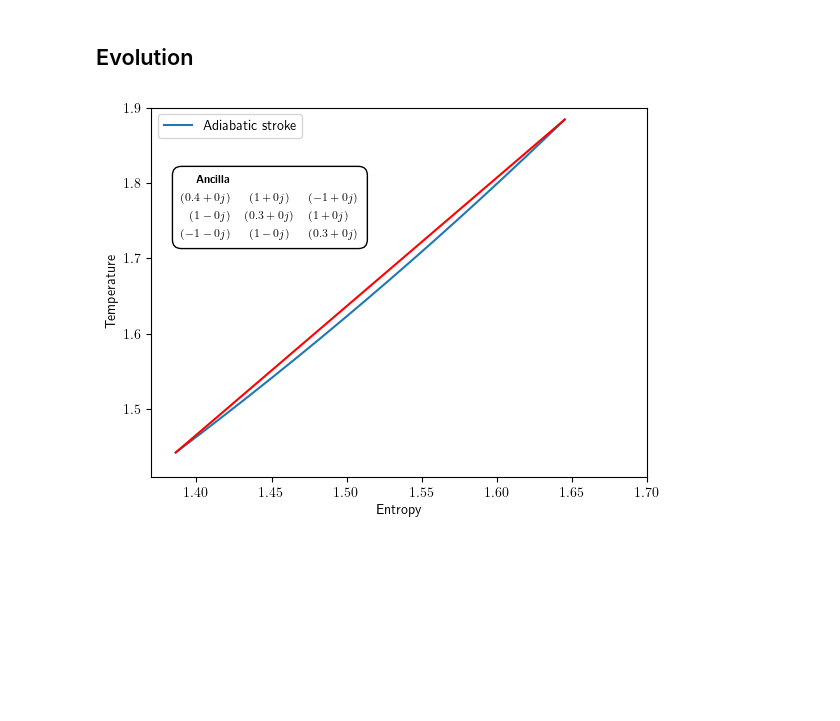
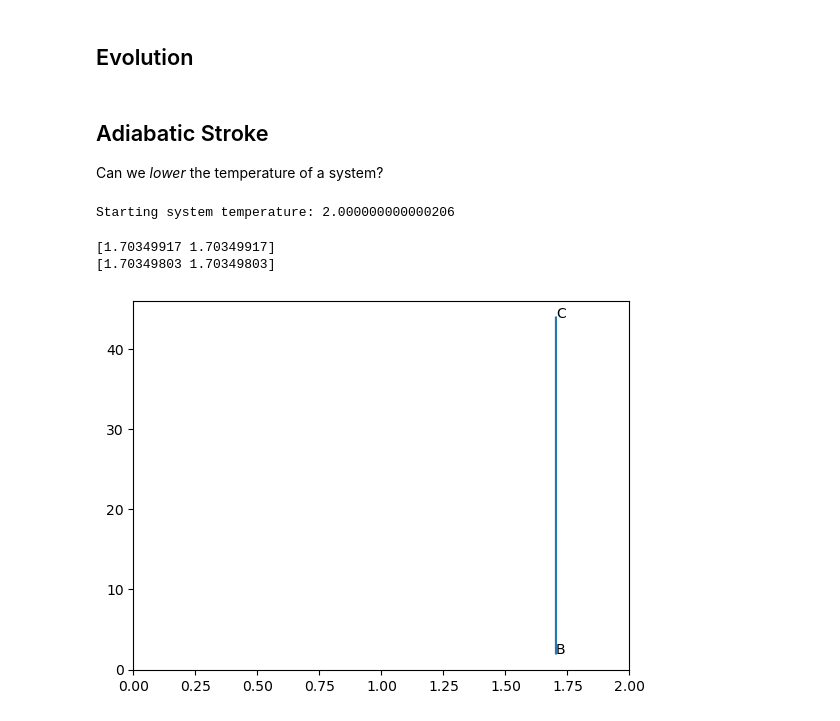
Before and after one commit to fedesss98/phaseonium-thermodynamics, a Jupyter notebook: notebooks/02-thermodynamic-states.ipynb, the cells around one changed output. Drawn from its saved outputs; the diff is of its cells as text; code cells hidden in the pictures; blank space fills up the shorter version.

```diff
--- a/notebooks/02-thermodynamic-states.ipynb
+++ b/notebooks/02-thermodynamic-states.ipynb
@@ -68,18 +151,17 @@ def D(op1, rho, op2=None):
         op2 = op1
     return op1 * rho * op2.dag() - qt.commutator(op2.dag() * op1, rho, kind='anti') / 2
 # %%
-def onestep_evolution(rho, eta, dt=INTERACTION_TIME, o=OMEGA):
-    work = 1j * o * dt * qt.commutator(H_work(eta), rho)
+def onestep_evolution(rho, eta, a, dt=INTERACTION_TIME, o=OMEGA):
+    work = 1j * o * dt * qt.commutator(H_work(eta, a), rho)
     heat1 = eta.ga * ( o * dt ) ** 2 * D(qt.create(N), rho)
     heat2 = eta.gb * ( o * dt ) ** 2 * D(qt.destroy(N), rho)
-    rho_new = rho + work + heat1 + heat2
+    # rho_new = rho + work + heat1 + heat2
+    rho_new = rho + work
     return rho_new
 # %%
 def hilbert_is_good(rho, threshold=1e-6):
     """
     Check if the last element of the density matrix is almost null
-    :param rho:
-    :return:
     """
     return 0 <= abs(rho[-1, -1]) < threshold
 # %%
@@ -93,25 +175,3 @@ def new_ancilla(ancilla, method='static', **kwargs):
         return ancilla
     else:
         raise ValueError(f"Method {method} not recognized")
-# %%
-rho = system
-temperature_evolution = np.zeros(len(TIMESTEPS))
-entropy_evolution = np.zeros(len(TIMESTEPS))
-time_evolution = np.zeros(len(TIMESTEPS))
-
-for k, t in enumerate(tqdm.tqdm(TIMESTEPS)):
-    eta_k = ancilla
-    rho_new = onestep_evolution(rho, eta_k)
-    rho = Cavity(rho_new)
-    time_evolution[k] = t
-    try:
-        temperature_evolution[k] = rho.temperature
-        entropy_evolution[k] = rho.entropy
-    except TypeError as e:
-        print(f"Error in computing observables at step {k} with t = {t}: {e}")
-        break
-    if not hilbert_is_good(rho):
-        print(f"Approximation no more valid at step {k} with t = {t}")
-        break
-
-rho = Cavity(rho)
@@ -132,13 +177,0 @@ def ancilla_text(ancilla_obj):
-# %%
-plt.plot(entropy_evolution, temperature_evolution, label='Adiabatic stroke')
-plt.plot([entropy_evolution[0], entropy_evolution[-1]], [temperature_evolution[0], temperature_evolution[-1]], 'r')
-plt.xlabel('Entropy')
-plt.ylabel('Temperature')
-plt.xlim(1.37, 1.7)
-plt.ylim(1.41, 1.9)
-plt.text(1.39, 1.8, ancilla_text(ancilla), fontsize=8, bbox=dict(boxstyle="round", fc="white", ec="black", pad=0.8))
-plt.legend()
-plt.savefig("../visualization/ts_plane/adiabatic_stroke.png")
-plt.show()
-# %% [output]
-[figure, removed]
@@ -144,0 +214,24 @@ plt.show()
+# %% [markdown]
+## Adiabatic Stroke
+Can we *lower* the temperature of a system?
+# %%
+ancilla_adiabatic = create_adiabatic_ancilla('positive')
+rho = system
+rho, temperature_evolution, entropy_evolution, time_evolution = stroke(rho, ancilla_adiabatic, TIMESTEPS[:])
+# %% [output]
+Starting system temperature: 2.000000000000206
+# %%
+temperature_evolution[0:10]
+print(entropy_evolution[0:2])
+print(entropy_evolution[-2:])
+# %% [output]
+[1.70349917 1.70349917]
+[1.70349803 1.70349803]
+# %%
+plt.plot(entropy_evolution, temperature_evolution)
+plt.text(entropy_evolution[0], temperature_evolution[0], 'B')
+plt.text(entropy_evolution[-1], temperature_evolution[-1], 'C')
+plt.xlim((0, 2))
+plt.show()
+# %% [output]
+[figure, added]
```
Also changed, not shown: parts of 24 cells of this notebook, 4 other files.
